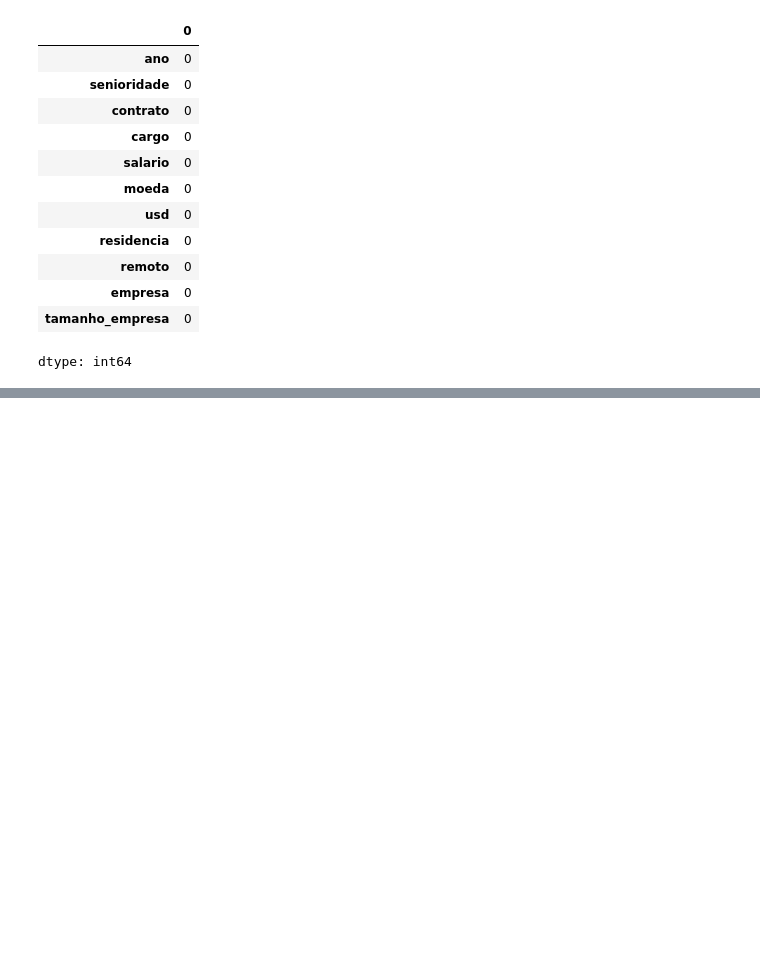
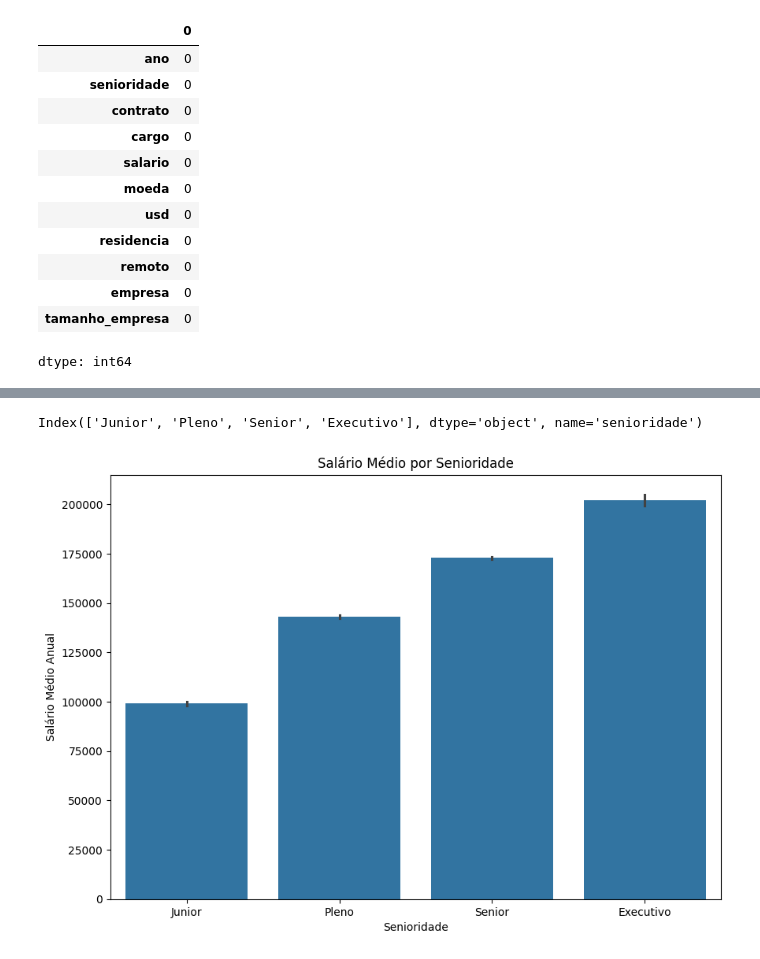
Before and after one commit to PedroInCode/Imersao-Dados-Alura, a Jupyter notebook: Imersão - Dados com Python.ipynb, the cells around one changed output, grey strips where cells are left out. Cells and saved outputs as stored; diff of their text form; code cells hidden in the pictures; blank space fills up the shorter version.

```diff
--- a/Imersão - Dados com Python.ipynb
+++ b/Imersão - Dados com Python.ipynb
@@ -419,0 +443,16 @@ memory usage: 12.2+ MB
+# %%
+ordem = df_dadoslimpos.groupby('senioridade')['usd'].mean().sort_values(ascending=True).index #Armazenando em uma variável. Obs: ascending=False -> Maior para Menor
+                                                                                                                                 #ascending=True -> Menor para Maior
+ordem
+# %% [output]
+Index(['Junior', 'Pleno', 'Senior', 'Executivo'], dtype='object', name='senioridade')
+# %%
+plt.figure(figsize=(10, 7)) #Definindo o tamanho do gráfico.
+#Definindo o que eu quero no gráfico.
+sns.barplot(data=df_dadoslimpos, x='senioridade', y='usd', order=ordem ) #Adicionei order=ordem para aplicar no gráfico a ordem de maior para menor)
+plt.title('Salário Médio por Senioridade') #Definindo um Título para o gráfico.
+plt.xlabel('Senioridade') #Definindo nome para o eixo X.
+plt.ylabel('Salário Médio Anual') #Defininfo nome para o eixo Y.
+plt.show() #Start no gráfico.
+# %% [output]
+[figure, added]
```
Also changed, not shown: parts of 34 cells of this notebook.
